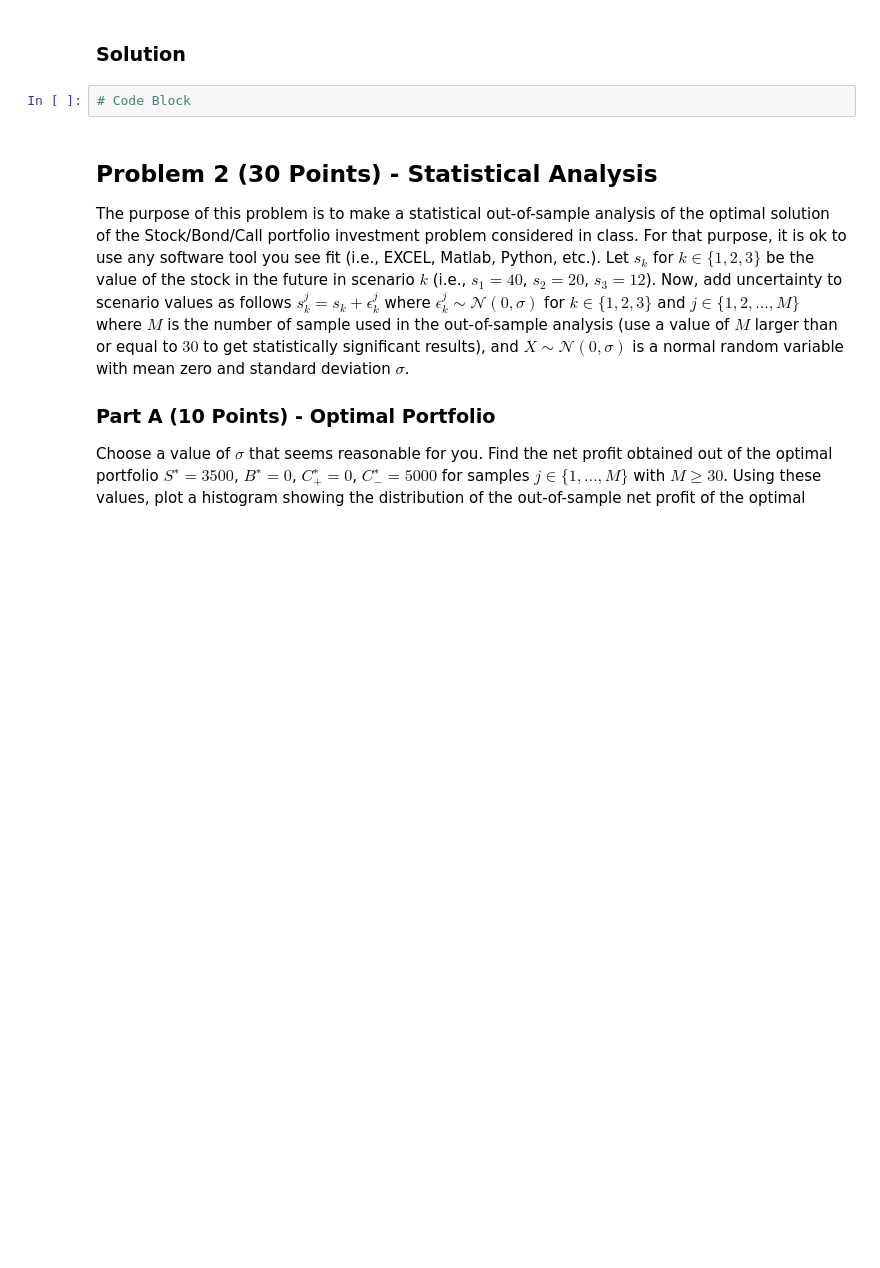
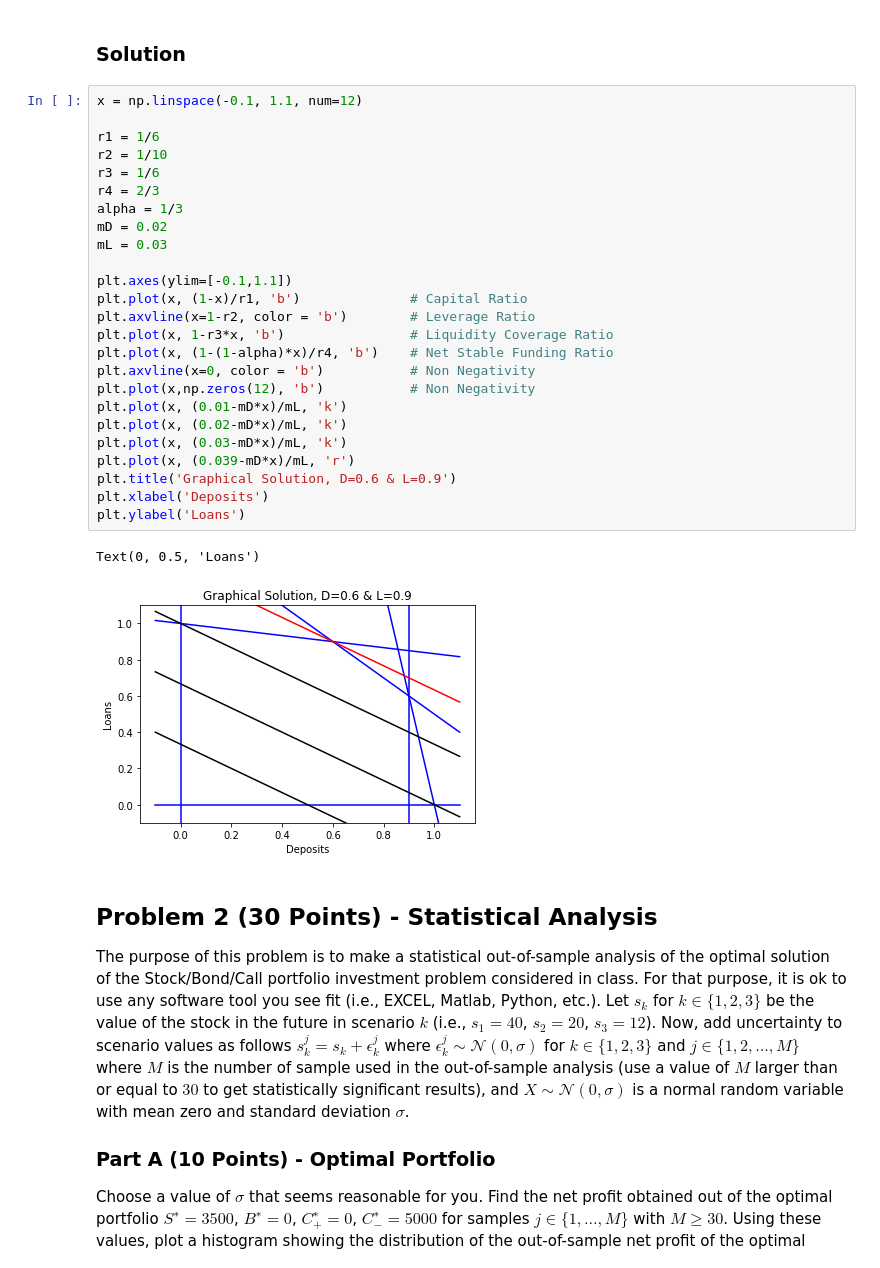
Before and after one commit to jdean53/GeneralWork, a Jupyter notebook: FinOps/HW1.ipynb, the cells around one changed output. Cells and saved outputs as stored; diff of their text form; blank space fills up the shorter version.

```diff
--- a/FinOps/HW1.ipynb
+++ b/FinOps/HW1.ipynb
@@ -18,8 +19,34 @@ $$r_1 = \frac{1}{6}, r_2 = \frac{1}{10}, r_3 = \frac{1}{6}, r_4 = \frac{2}{3}, \
 Provide a plot of the problems feasible solution (use a grid where each mark represents $\frac{1}{10}$). Provide the argument(s) that lead you to the problem’s optimal solution (Hint: You can check if your solution is right by using AMPL, EXCEL, Matlab, etc., to solve the problem.)
 # %% [markdown]
 ### Solution
-# %%
-# Code Block
+# %%
+x = np.linspace(-0.1, 1.1, num=12)
+
+r1 = 1/6
+r2 = 1/10
+r3 = 1/6
+r4 = 2/3
+alpha = 1/3
+mD = 0.02
+mL = 0.03
+
+plt.axes(ylim=[-0.1,1.1])
+plt.plot(x, (1-x)/r1, 'b')              # Capital Ratio
+plt.axvline(x=1-r2, color = 'b')        # Leverage Ratio
+plt.plot(x, 1-r3*x, 'b')                # Liquidity Coverage Ratio
+plt.plot(x, (1-(1-alpha)*x)/r4, 'b')    # Net Stable Funding Ratio
+plt.axvline(x=0, color = 'b')           # Non Negativity
+plt.plot(x,np.zeros(12), 'b')           # Non Negativity
+plt.plot(x, (0.01-mD*x)/mL, 'k')
+plt.plot(x, (0.02-mD*x)/mL, 'k')
+plt.plot(x, (0.03-mD*x)/mL, 'k')
+plt.plot(x, (0.039-mD*x)/mL, 'r')
+plt.title('Graphical Solution, D=0.6 & L=0.9')
+plt.xlabel('Deposits')
+plt.ylabel('Loans')
+# %% [output]
+Text(0, 0.5, 'Loans')
+[figure, added]
 # %% [markdown]
 ## Problem 2 (30 Points) - Statistical Analysis
 
```
Also changed, not shown: parts of 14 cells of this notebook.
